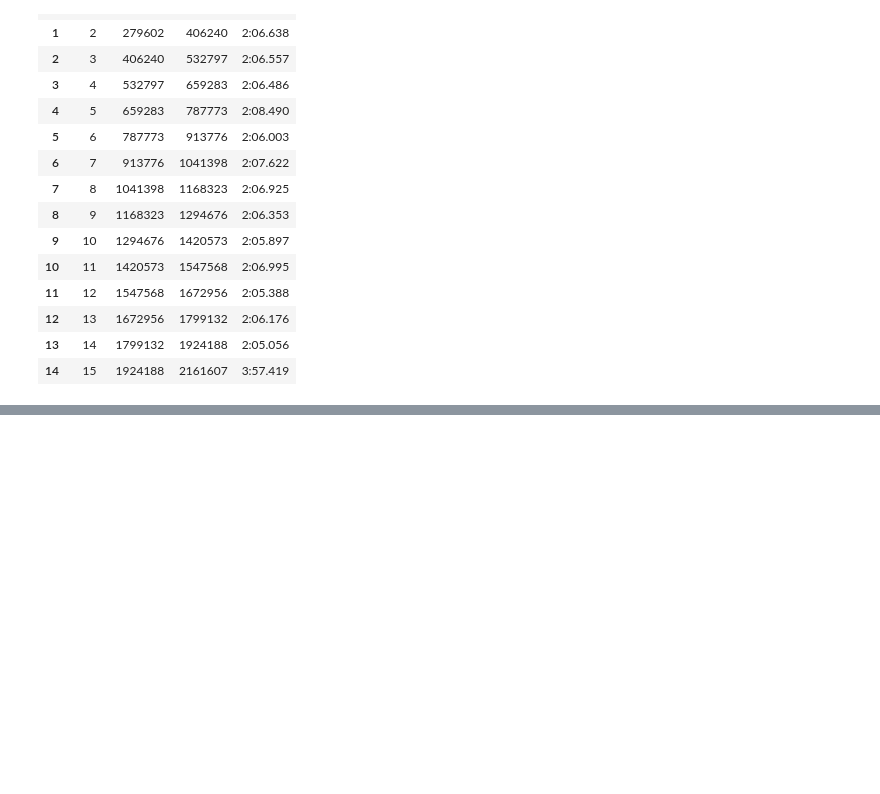
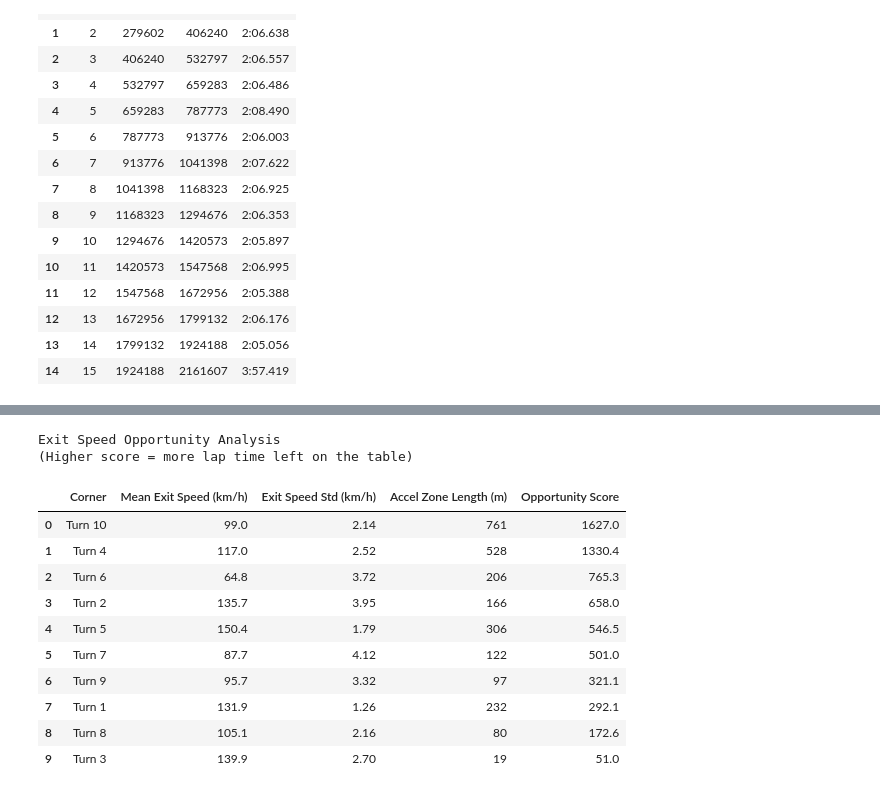
Before and after one commit to m3rlin45/motorsports-data-notebook-releases, a Jupyter notebook: files/en/consistency_analysis_v0.17.1.ipynb, the cells around one changed output, grey strips where cells are left out. Saved outputs shown, nothing was run; the diff lists cells and outputs as text; code cells hidden in the pictures; blank space fills up the shorter version.

```diff
--- a/files/ja/consistency_analysis_v0.17.0.ipynb
+++ b/files/en/consistency_analysis_v0.17.1.ipynb
@@ -370,0 +257,75 @@ if len(exit_speed_stats) > 0 and len(exit_grouped) > 0:
+# %%
+# Exit speed opportunity analysis
+# Ranks corners by exit_speed_std × accel_zone_length — higher = more time on the table
+
+if len(exit_speed_stats) > 0:
+    # Compute per-corner exit speed statistics
+    exit_grouped = (
+        exit_speed_stats.groupby(["segment_name", "corner_id"])["exit_speed"]
+        .agg(["std", "mean"])
+        .reset_index()
+    )
+    exit_grouped.columns = ["segment_name", "corner_id", "exit_speed_std", "exit_speed_mean"]
+
+    # Map each corner to its acceleration zone length
+    accel_segments = {
+        seg.corner_id: seg.end_dist - seg.start_dist
+        for seg in segments
+        if seg.segment_type == "acceleration" and seg.corner_id is not None
+    }
+    exit_grouped["accel_zone_length_m"] = exit_grouped["corner_id"].map(accel_segments)
+    exit_grouped = exit_grouped.dropna(subset=["accel_zone_length_m", "exit_speed_std"])
+
+    # Compute opportunity score
+    exit_grouped["opportunity_score"] = (
+        exit_grouped["exit_speed_std"] * exit_grouped["accel_zone_length_m"]
+    )
+    exit_grouped = exit_grouped.sort_values("opportunity_score", ascending=False)
+
+    print("Exit Speed Opportunity Analysis")
+    print("(Higher score = more lap time left on the table)\n")
+    display(
+        exit_grouped[
+            [
+                "segment_name",
+                "exit_speed_mean",
+                "exit_speed_std",
+                "accel_zone_length_m",
+                "opportunity_score",
+            ]
+        ]
+        .rename(
+            columns={
+                "segment_name": "Corner",
+                "exit_speed_mean": "Mean Exit Speed (km/h)",
+                "exit_speed_std": "Exit Speed Std (km/h)",
+                "accel_zone_length_m": "Accel Zone Length (m)",
+                "opportunity_score": "Opportunity Score",
+            }
+        )
+        .reset_index(drop=True)
+        .style.format(
+            {
+                "Mean Exit Speed (km/h)": "{:.1f}",
+                "Exit Speed Std (km/h)": "{:.2f}",
+                "Accel Zone Length (m)": "{:.0f}",
+                "Opportunity Score": "{:.1f}",
+            }
+        )
+    )
+else:
+    print("No exit speed data available for opportunity analysis")
+# %% [output]
+Exit Speed Opportunity Analysis
+(Higher score = more lap time left on the table)
+|  | Corner | Mean Exit Speed (km/h) | Exit Speed Std (km/h) | Accel Zone Length (m) | Opportunity Score |
+| 0 | Turn 10 | 99.0 | 2.14 | 761 | 1627.0 |
+| 1 | Turn 4 | 117.0 | 2.52 | 528 | 1330.4 |
+| 2 | Turn 6 | 64.8 | 3.72 | 206 | 765.3 |
+| 3 | Turn 2 | 135.7 | 3.95 | 166 | 658.0 |
+| 4 | Turn 5 | 150.4 | 1.79 | 306 | 546.5 |
+| 5 | Turn 7 | 87.7 | 4.12 | 122 | 501.0 |
+| 6 | Turn 9 | 95.7 | 3.32 | 97 | 321.1 |
+| 7 | Turn 1 | 131.9 | 1.26 | 232 | 292.1 |
+| 8 | Turn 8 | 105.1 | 2.16 | 80 | 172.6 |
+| 9 | Turn 3 | 139.9 | 2.70 | 19 | 51.0 |
```
Also changed, not shown: parts of 23 cells of this notebook, 34 other files.
